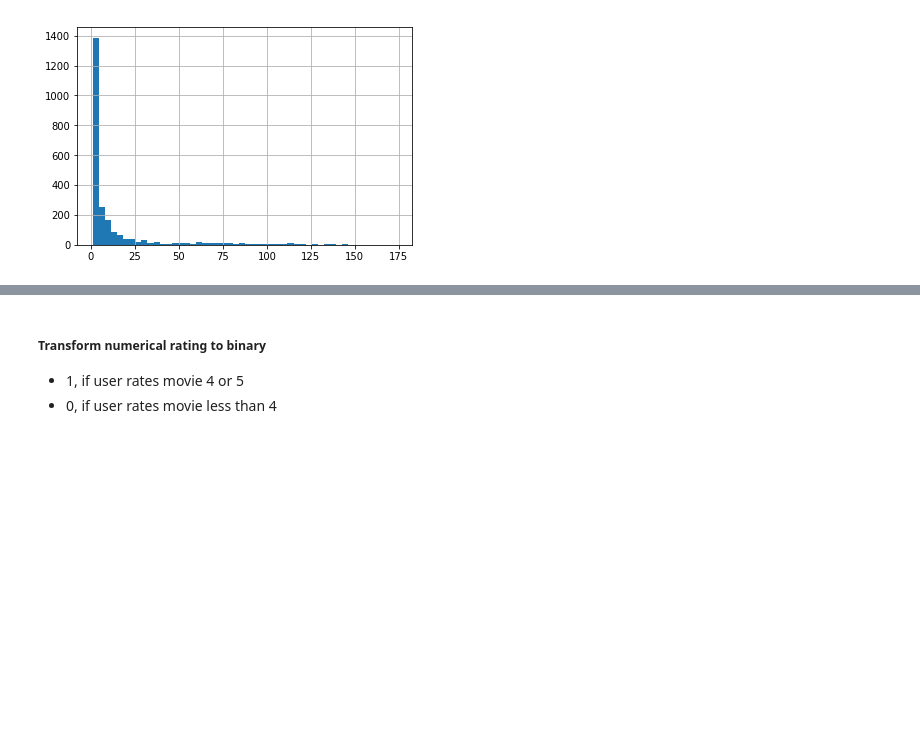
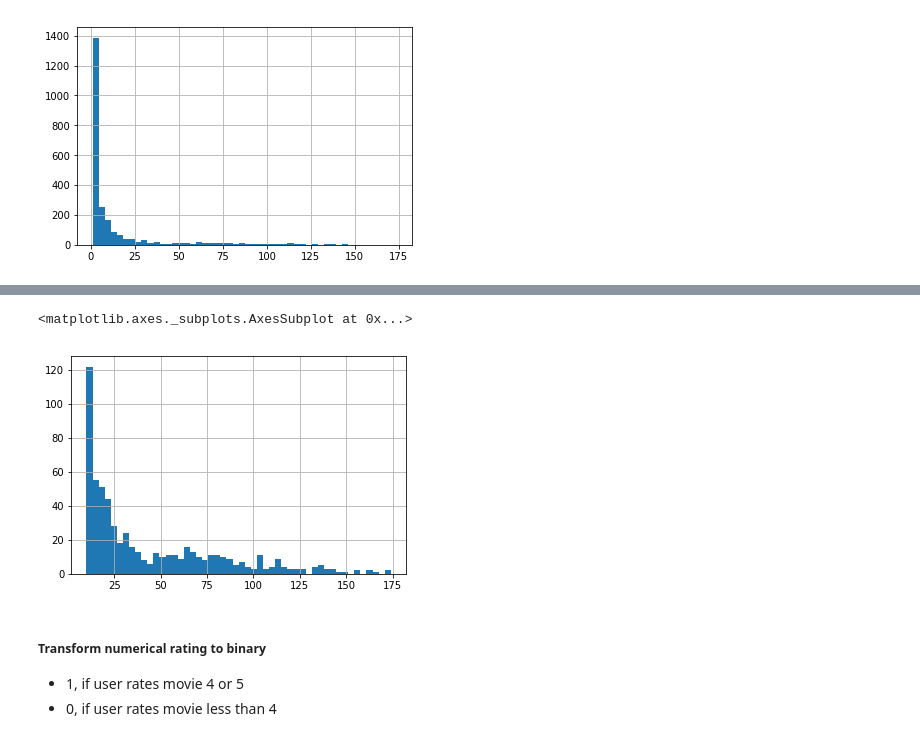
Before and after one commit to tobikuhlmann/movie-recommendation-lab, a Jupyter notebook: 535_project_tobi.ipynb, the cells around one changed output, grey strips where cells are left out. Saved outputs shown, nothing was run; the diff lists cells and outputs as text; code cells hidden in the pictures; blank space fills up the shorter version.

```diff
--- a/535_project_tobi.ipynb
+++ b/535_project_tobi.ipynb
@@ -127,3 +121,8 @@ dtype: object
+# %%
+df_collaborative.index.value_counts().hist(bins=50)
+# %% [output]
+<matplotlib.axes._subplots.AxesSubplot at 0x...>
+[figure, added]
 # %% [markdown]
 ##### Transform numerical rating to binary
 - 1, if user rates movie 4 or 5
```
Also changed, not shown: parts of 24 cells of this notebook.
